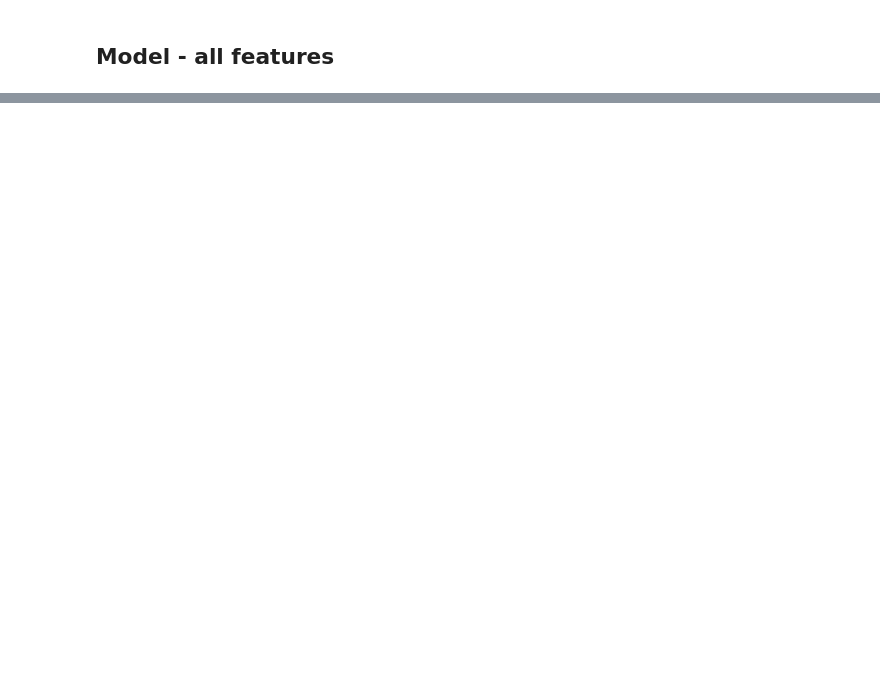
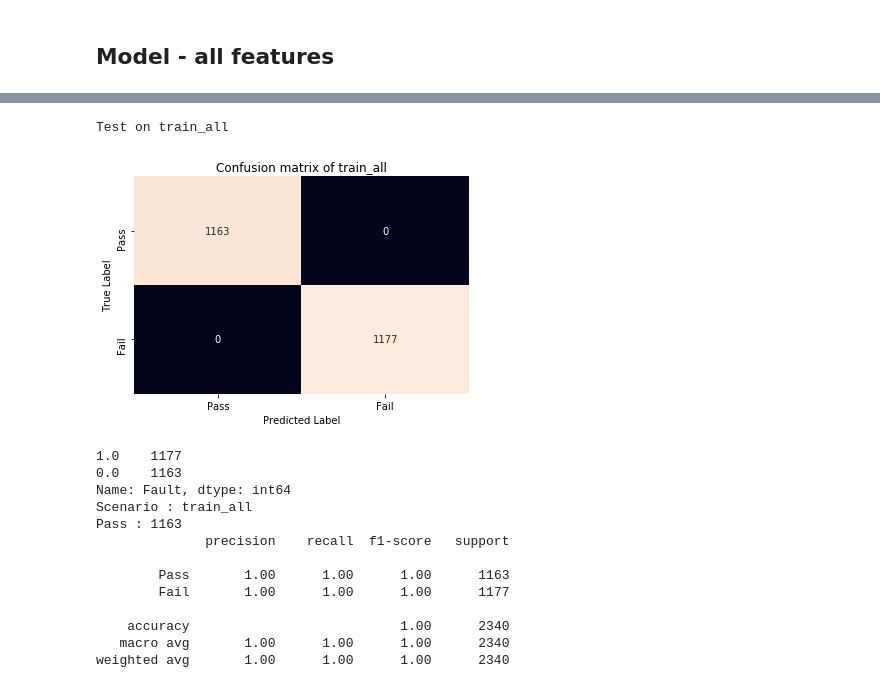
Before and after one commit to dzakybd/edge-ai, a Jupyter notebook: edge_ai.ipynb, the cells around one changed output, grey strips where cells are left out. Cells and saved outputs as stored; diff of their text form; code cells hidden in the pictures; blank space fills up the shorter version.

```diff
--- a/edge_ai.ipynb
+++ b/edge_ai.ipynb
@@ -172,0 +190,2 @@ y_all = data_prepro.iloc[:, -1]
+# %%
+x_train_sample, x_test_sample, y_train_sample, y_test_sample = train_test_split(x_sample, y_sample, test_size=test_ratio, random_state=random_state)
@@ -291,11 +380,0 @@ result = algorithm.get_result()
-# %%
-variables = x_all.columns[result.variables[0]]
-
-f = open('shared/fcs_ga_info.txt', 'w')
-info = '\nAlgorithm: {}'.format(algorithm.get_name())
-info += '\nProblem: {}'.format(problem.get_name())
-info += '\nSolution: {}'.format(len(variables))
-info += '\nFitness: {}'.format(result.objectives[0])
-info += '\nComputing time: {}'.format(algorithm.total_computing_time)
-print(info)
-f.write(info)
@@ -476,5 +512,2 @@ weighted avg       0.63      0.67      0.61       314
 # %% [markdown]
 ## Model - all features
-# %%
-clf_all = train_model(x_train, y_train)
-test_model(clf_all, x_train_sel, y_train, 'Train')
@@ -551,0 +518,6 @@ for (columnName, columnData) in x_all.iteritems():
+# %%
+title = 'all'
+if not load_saved_model:
+    clf_all = train_model(x_train_sample, y_train_sample, title)
+else:
+    clf_all = load_model('model_{}.h5'.format(title))
@@ -551,0 +542,18 @@ for (columnName, columnData) in x_all.iteritems():
+# %%
+test_model(clf_all, x_train_sample, y_train_sample, 'train_all')
+# %% [output]
+Test on train_all
+[figure, added]
+1.0    1177
+0.0    1163
+Name: Fault, dtype: int64
+Scenario : train_all
+Pass : 1163
+              precision    recall  f1-score   support
+
+        Pass       1.00      1.00      1.00      1163
+        Fail       1.00      1.00      1.00      1177
+
+    accuracy                           1.00      2340
+   macro avg       1.00      1.00      1.00      2340
+weighted avg       1.00      1.00      1.00      2340
```
Also changed, not shown: parts of 54 cells of this notebook, 52 other files.
